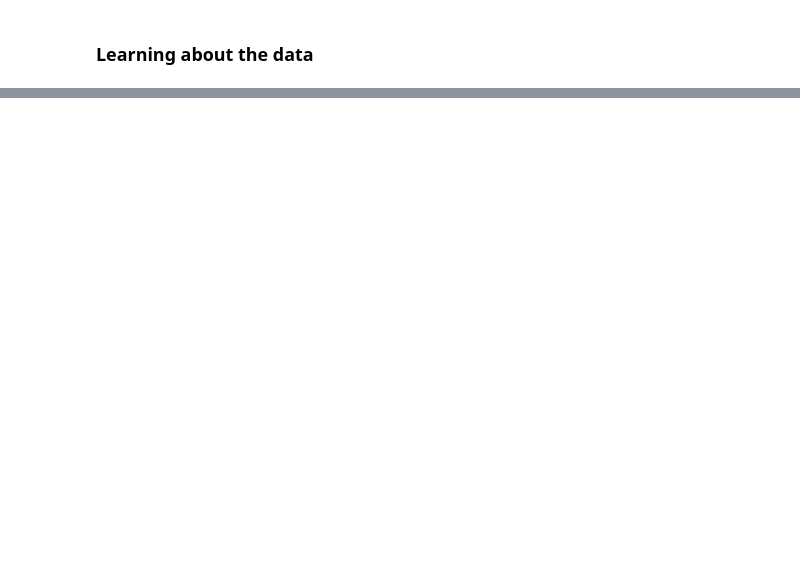
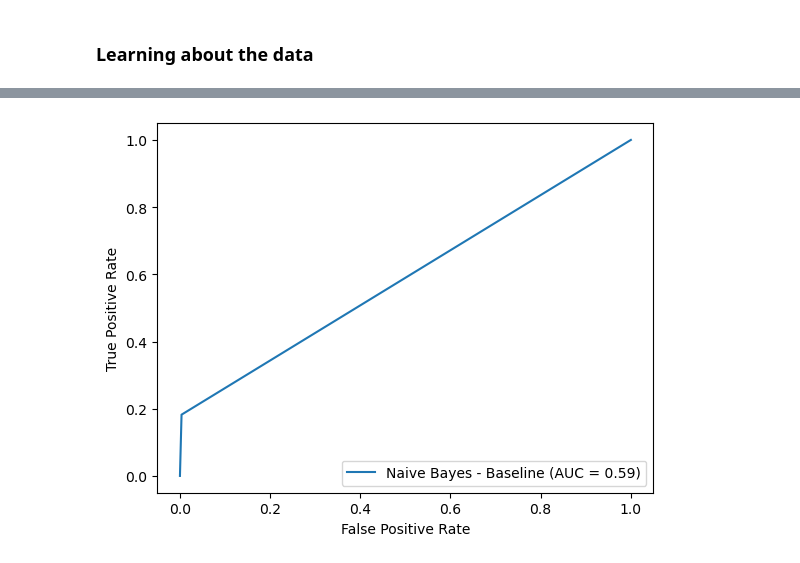
Before and after one commit to kiriakospapa/Text-Mining-Project, a Jupyter notebook: code.ipynb, the cells around one changed output, grey strips where cells are left out. Drawn from its saved outputs; the diff is of its cells as text; code cells hidden in the pictures; blank space fills up the shorter version.

Commit message:
Baselinve of bernulli nayes classifier was added

```diff
--- a/code.ipynb
+++ b/code.ipynb
@@ -58,0 +217,19 @@ plt.show()
+# %%
+_, training_vectorizer = make_a_vectorizer(X_train['description'].values.astype('U'), preprocess)
+# %%
+def plot_roc(ground_truth_values, predictions, classifier_name):
+    """ It plots the ROC curve with the ROC score of a classifier on data
+
+    Arguments:
+      ground_truth_values: The real values of the given data that we will predict
+      predictions: The predictions that were made by a classifier
+      classifier_name: The name that will be used on the plot for the classifier
+
+      Returns:
+    """
+
+    fpr, tpr, thresholds = metrics.roc_curve(ground_truth_values, predictions)
+    roc_auc = metrics.auc(fpr, tpr)
+    display = metrics.RocCurveDisplay(fpr=fpr, tpr=tpr, roc_auc=roc_auc, estimator_name=classifier_name)
+    display.plot()
+    plt.show()
@@ -58,0 +242,9 @@ plt.show()
+# %%
+# Import the function
+from sklearn.naive_bayes import BernoulliNB
+
+# Define the pipeline
+pipe = Pipeline([('vectorize', training_vectorizer),
+                 ('clf', BernoulliNB())])
+# Train the pipeline
+pipe.fit(X_train['description'].values.astype('U'), y_train)
@@ -58,0 +255,3 @@ plt.show()
+# %%
+naive_baseline_pred = pipe.predict(X_test['description'].values.astype('U'))
+print(classification_report(y_test, naive_baseline_pred))
@@ -58,0 +267,5 @@ plt.show()
+# %%
+# Get the roc score and plot the roc curve
+plot_roc(y_test, naive_baseline_pred, "Naive Bayes - Baseline")
+# %% [output]
+[figure, added]
```
Also changed, not shown: parts of 27 cells of this notebook.
